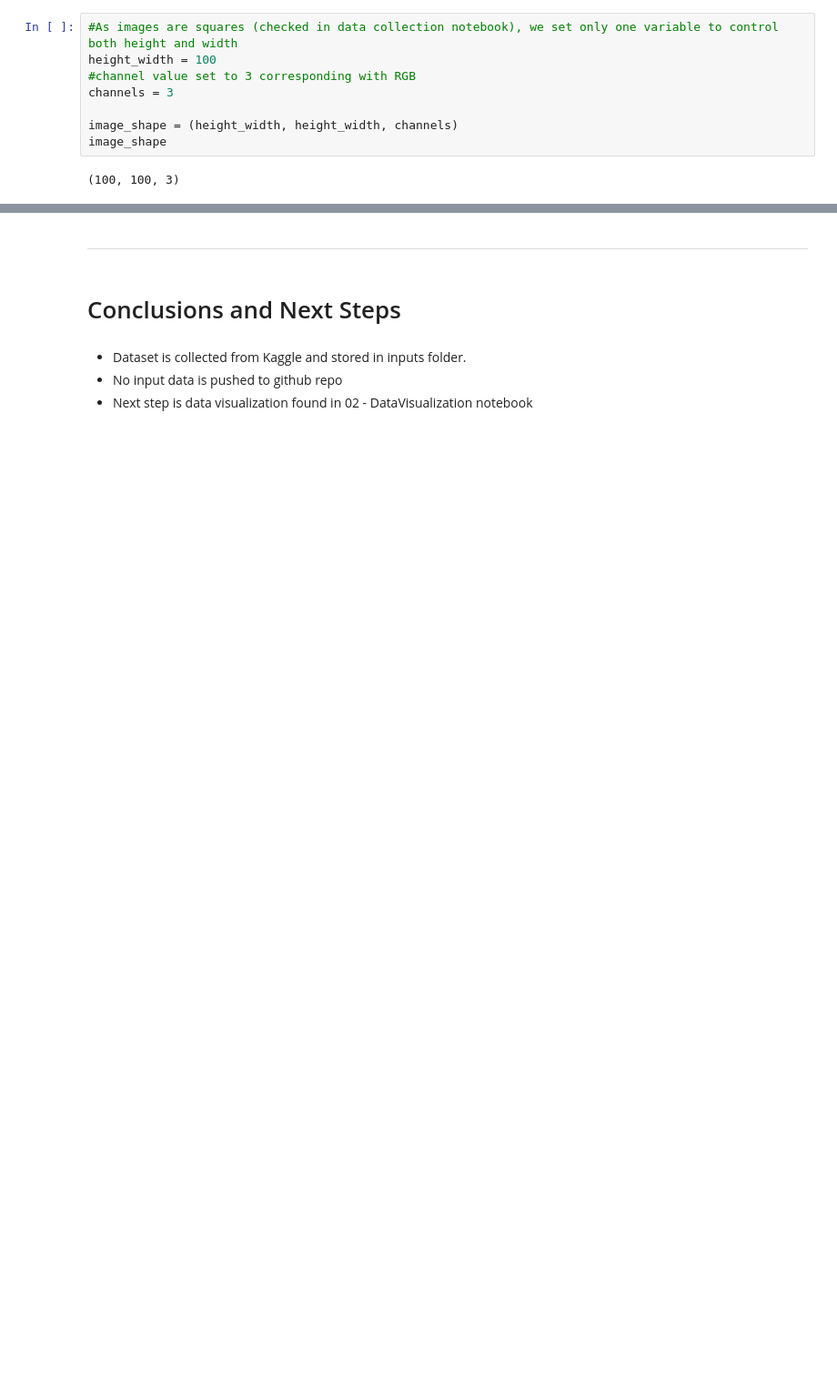
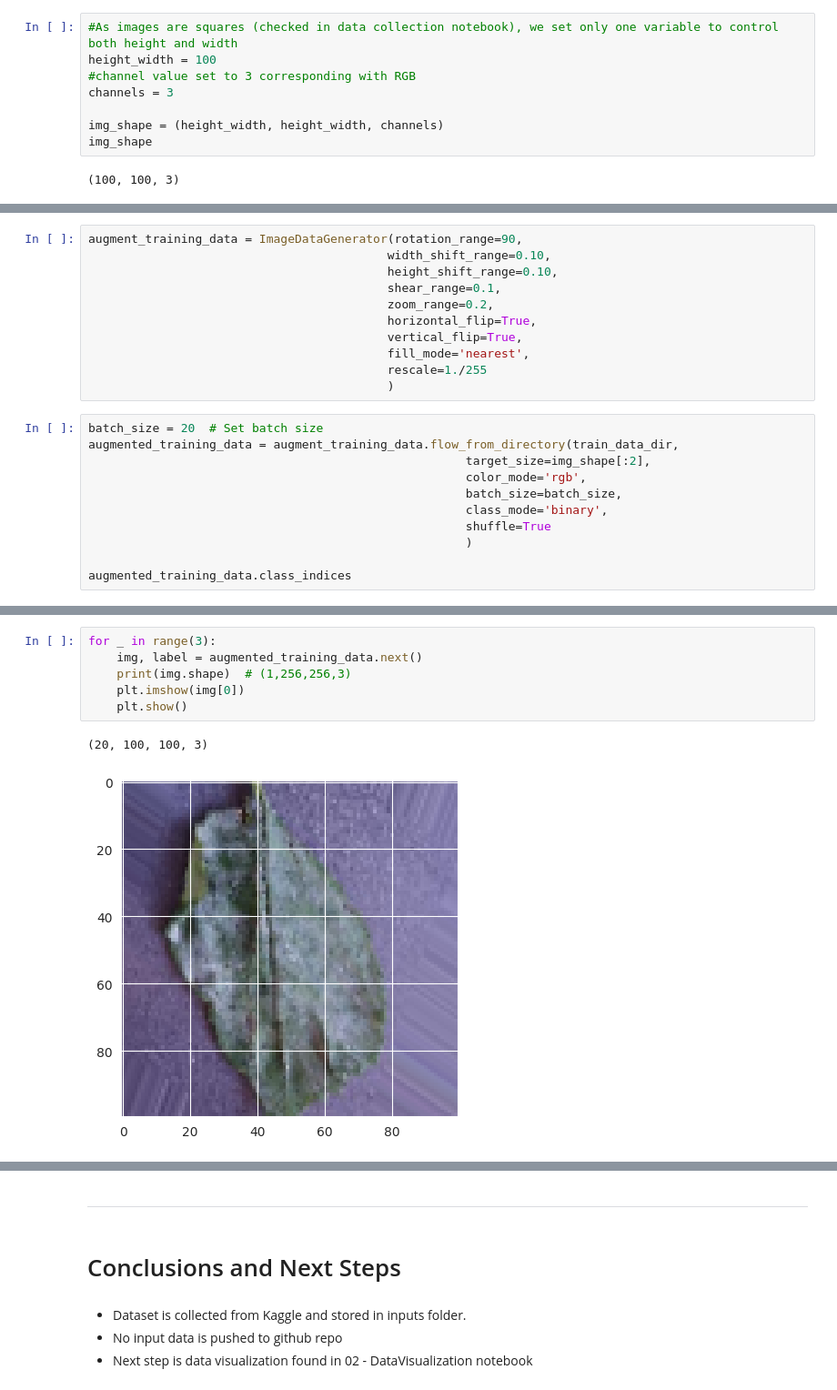
Before and after one commit to jensbrauer/Mildew-Detection-in-Cherry-Leaves, a Jupyter notebook: jupyter_notebooks/04 - Modelling.ipynb, the cells around one changed output, grey strips where cells are left out. Shown at 91% size. Saved outputs shown, nothing was run; the diff lists cells and outputs as text; blank space fills up the shorter version.

Commit message:
add train data augmentation

```diff
--- a/jupyter_notebooks/04 - Modelling.ipynb
+++ b/jupyter_notebooks/04 - Modelling.ipynb
@@ -92,7 +92,7 @@ height_width = 100
 #channel value set to 3 corresponding with RGB
 channels = 3
 
-image_shape = (height_width, height_width, channels)
-image_shape
+img_shape = (height_width, height_width, channels)
+img_shape
 # %% [output]
 (100, 100, 3)
@@ -98,0 +111,22 @@ image_shape
+# %%
+augment_training_data = ImageDataGenerator(rotation_range=90,
+                                          width_shift_range=0.10,
+                                          height_shift_range=0.10,
+                                          shear_range=0.1,
+                                          zoom_range=0.2,
+                                          horizontal_flip=True,
+                                          vertical_flip=True,
+                                          fill_mode='nearest',
+                                          rescale=1./255
+                                          )
+# %%
+batch_size = 20  # Set batch size
+augmented_training_data = augment_training_data.flow_from_directory(train_data_dir,
+                                                     target_size=img_shape[:2],
+                                                     color_mode='rgb',
+                                                     batch_size=batch_size,
+                                                     class_mode='binary',
+                                                     shuffle=True
+                                                     )
+
+augmented_training_data.class_indices
@@ -98,0 +136,9 @@ image_shape
+# %%
+for _ in range(3):
+    img, label = augmented_training_data.next()
+    print(img.shape)  # (1,256,256,3)
+    plt.imshow(img[0])
+    plt.show()
+# %% [output]
+(20, 100, 100, 3)
+[figure, added]
```
Also changed, not shown: parts of 6 cells of this notebook.
